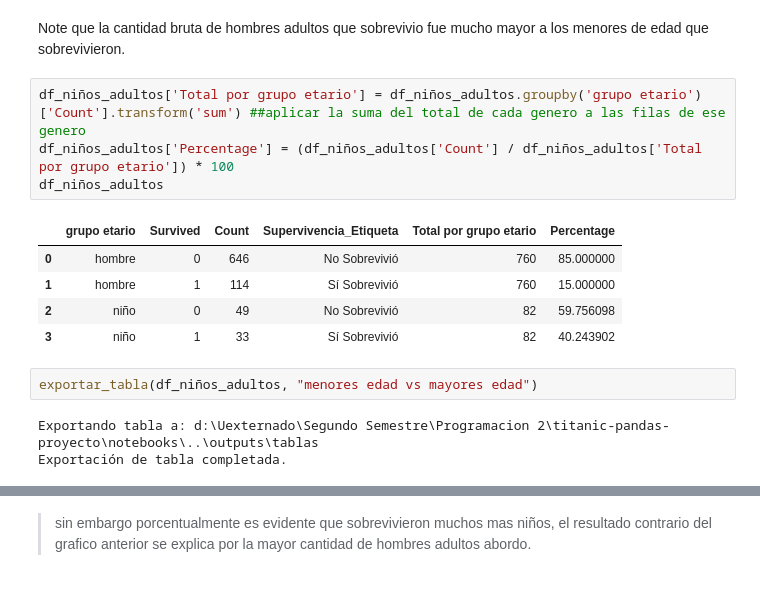
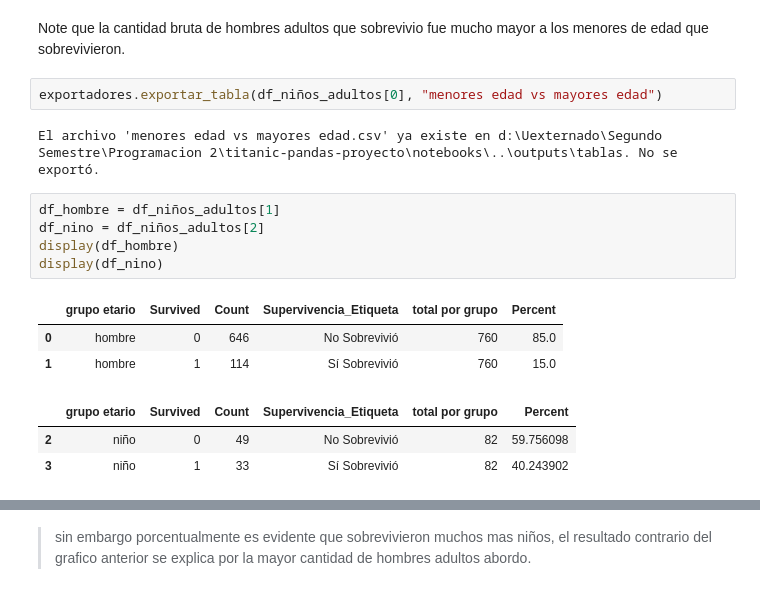
Before and after one commit to juanpablocarrillohortua/taller-pandas-titanic-grupo-1, a Jupyter notebook: notebooks/proyecto titanic.ipynb, the cells around one changed output, grey strips where cells are left out. Cells and saved outputs as stored; diff of their text form.

Commit message:
creacion paquetes (commit mayor)

```diff
--- a/notebooks/proyecto titanic.ipynb
+++ b/notebooks/proyecto titanic.ipynb
@@ -1063,19 +979,20 @@ fig = px.bar(
 fig.show()
 # %% [markdown]
 Note que la cantidad bruta de hombres adultos que sobrevivio fue mucho mayor a los menores de edad que sobrevivieron.
-# %%
-df_niños_adultos['Total por grupo etario'] = df_niños_adultos.groupby('grupo etario')['Count'].transform('sum') ##aplicar la suma del total de cada genero a las filas de ese genero
-df_niños_adultos['Percentage'] = (df_niños_adultos['Count'] / df_niños_adultos['Total por grupo etario']) * 100
-df_niños_adultos
-# %% [output]
-|  | grupo etario | Survived | Count | Supervivencia_Etiqueta | Total por grupo etario | Percentage |
-| 0 | hombre | 0 | 646 | No Sobrevivió | 760 | 85.000000 |
-| 1 | hombre | 1 | 114 | Sí Sobrevivió | 760 | 15.000000 |
-| 2 | niño | 0 | 49 | No Sobrevivió | 82 | 59.756098 |
-| 3 | niño | 1 | 33 | Sí Sobrevivió | 82 | 40.243902 |
 # %%
-exportar_tabla(df_niños_adultos, "menores edad vs mayores edad")
+exportadores.exportar_tabla(df_niños_adultos[0], "menores edad vs mayores edad")
 # %% [output]
-Exportando tabla a: d:\Uexternado\Segundo Semestre\Programacion 2\titanic-pandas-proyecto\notebooks\..\outputs\tablas
-Exportación de tabla completada.
+El archivo 'menores edad vs mayores edad.csv' ya existe en d:\Uexternado\Segundo Semestre\Programacion 2\titanic-pandas-proyecto\notebooks\..\outputs\tablas. No se exportó.
+# %%
+df_hombre = df_niños_adultos[1]
+df_nino = df_niños_adultos[2]
+display(df_hombre)
+display(df_nino)
+# %% [output]
+|  | grupo etario | Survived | Count | Supervivencia_Etiqueta | total por grupo | Percent |
+| 0 | hombre | 0 | 646 | No Sobrevivió | 760 | 85.0 |
+| 1 | hombre | 1 | 114 | Sí Sobrevivió | 760 | 15.0 |
+|  | grupo etario | Survived | Count | Supervivencia_Etiqueta | total por grupo | Percent |
+| 2 | niño | 0 | 49 | No Sobrevivió | 82 | 59.756098 |
+| 3 | niño | 1 | 33 | Sí Sobrevivió | 82 | 40.243902 |
 # %%
```
Also changed, not shown: parts of 46 cells of this notebook, 2 other files.
